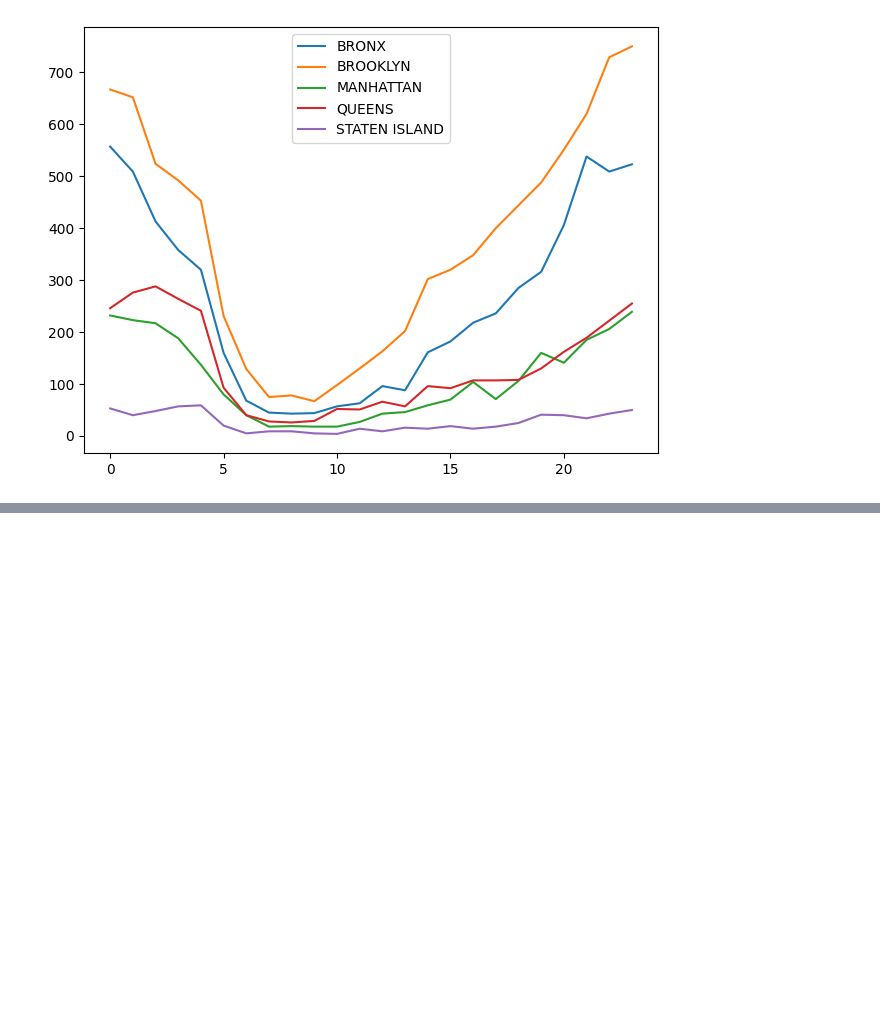
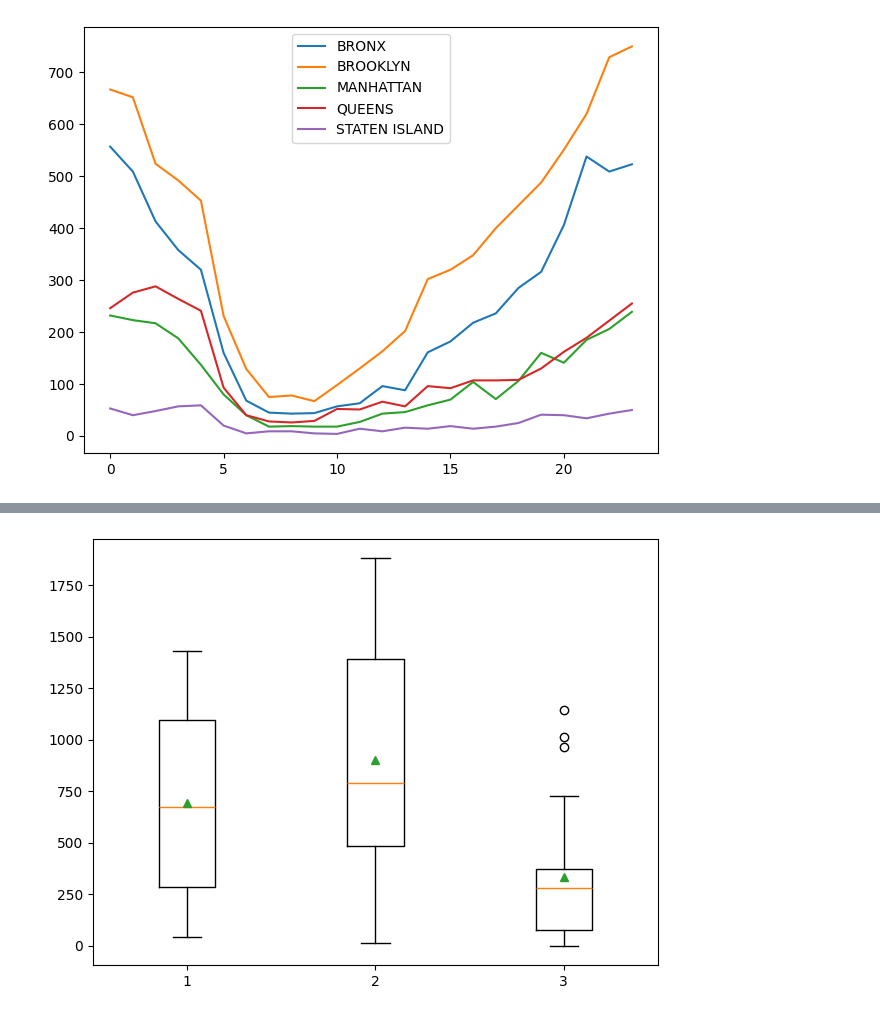
Before and after one commit to EmveeLT/JupyterNotebooks, a Jupyter notebook: Pandas2.ipynb, the cells around one changed output, grey strips where cells are left out. Saved outputs shown, nothing was run; the diff lists cells and outputs as text; code cells hidden in the pictures; blank space fills up the shorter version.

```diff
--- a/Pandas2.ipynb
+++ b/Pandas2.ipynb
@@ -1576,0 +1670,20 @@ plt.show()
+# %%
+a = np.random.randint(10, 1500, 25)
+b = np.random.rand(25)
+c = np.random.randint(5, 2000, 25)
+d = c*b
+
+data = [a,c,d]
+# :sfig
+
+fig, axis = plt.subplots()
+#plotting code:
+axis.boxplot(data, showmeans=True)
+
+#axis.legend(loc='best')
+#axis.ticklabel_format(style='plain')
+fig.tight_layout()
+plt.show()
+#oranzine mediana .zalias trikampis 50procentutasku)
+# %% [output]
+[figure, added]
```
Also changed, not shown: parts of 21 cells of this notebook, 1 other file.
